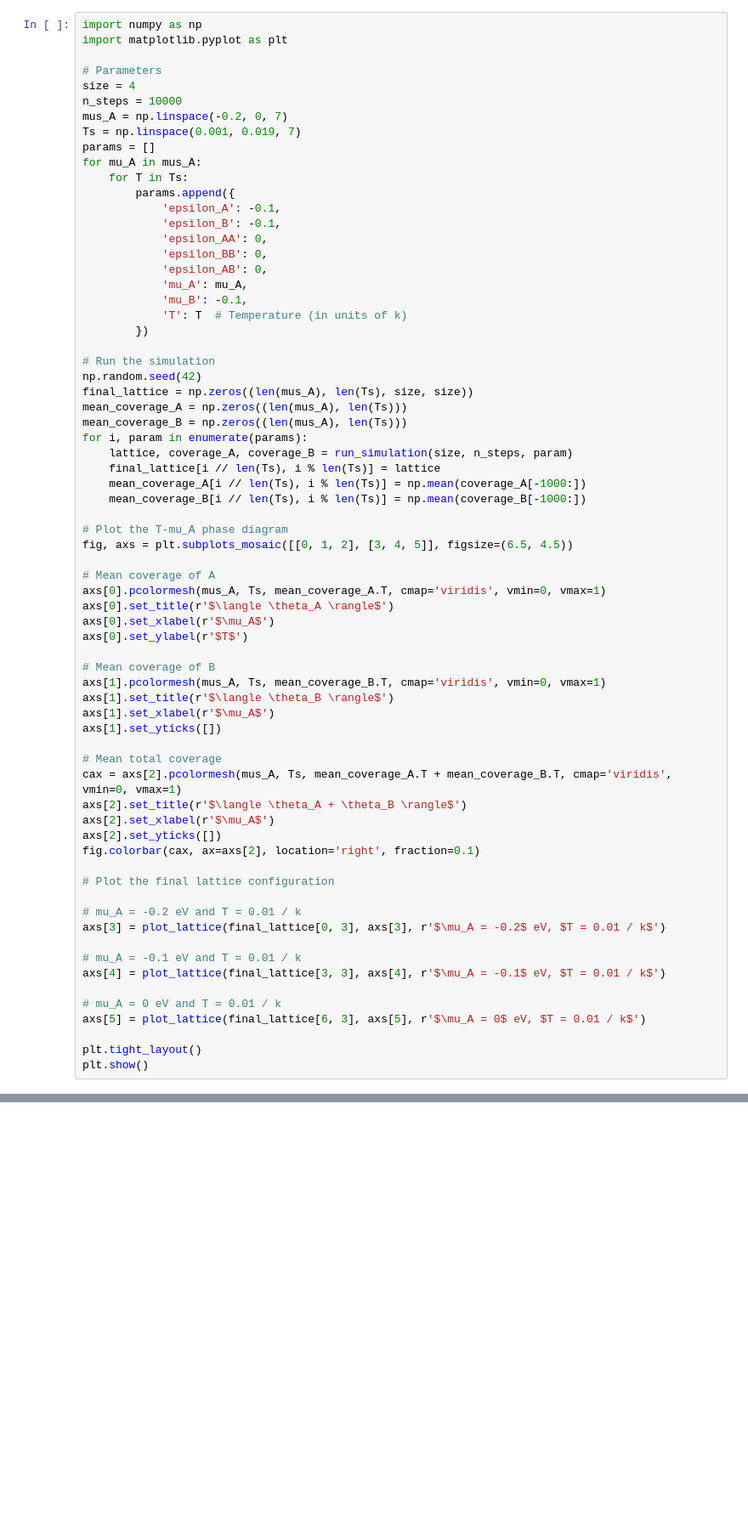
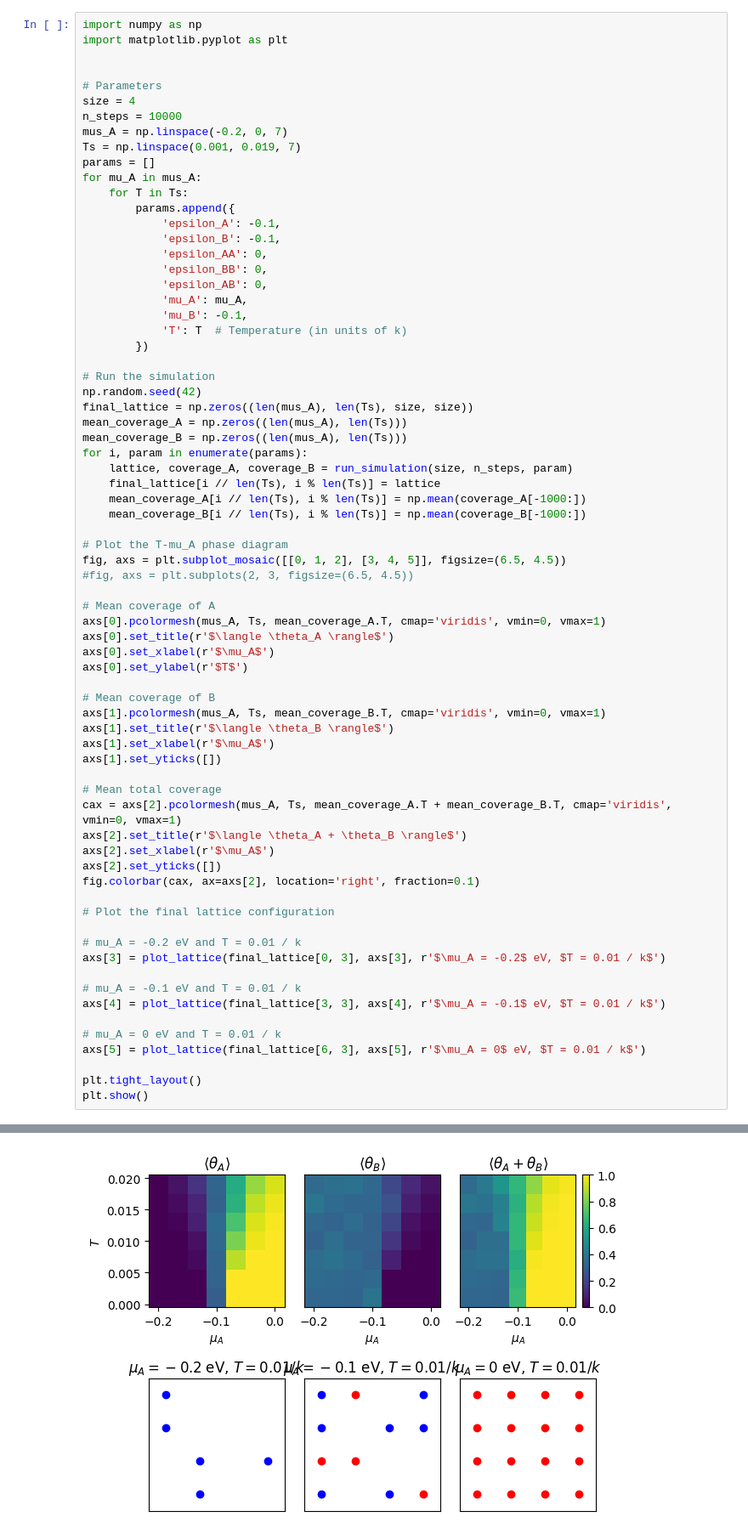
Before and after one commit to beanch96/HW_TESTS, a Jupyter notebook: Project1_Test.ipynb, the cells around one changed output, grey strips where cells are left out. Shown: that part at 85% size. Cells and saved outputs as stored; diff of their text form; blank space fills up the shorter version.

```diff
--- a/Project1_Test.ipynb
+++ b/Project1_Test.ipynb
@@ -194,6 +194,7 @@ def plot_lattice(lattice, ax, title):
 # %%
 import numpy as np
 import matplotlib.pyplot as plt
+
 
 # Parameters
 size = 4
@@ -226,7 +227,8 @@ for i, param in enumerate(params):
     mean_coverage_B[i // len(Ts), i % len(Ts)] = np.mean(coverage_B[-1000:])
 
 # Plot the T-mu_A phase diagram
-fig, axs = plt.subplots_mosaic([[0, 1, 2], [3, 4, 5]], figsize=(6.5, 4.5))
+fig, axs = plt.subplot_mosaic([[0, 1, 2], [3, 4, 5]], figsize=(6.5, 4.5))
+#fig, axs = plt.subplots(2, 3, figsize=(6.5, 4.5))
 
 # Mean coverage of A
 axs[0].pcolormesh(mus_A, Ts, mean_coverage_A.T, cmap='viridis', vmin=0, vmax=1)
@@ -264,0 +266 @@ AttributeError: module 'matplotlib.pyplot' has no attribute 'subplots_mosaic'
+[figure, added]
```
Also changed, not shown: parts of 4 cells of this notebook.
